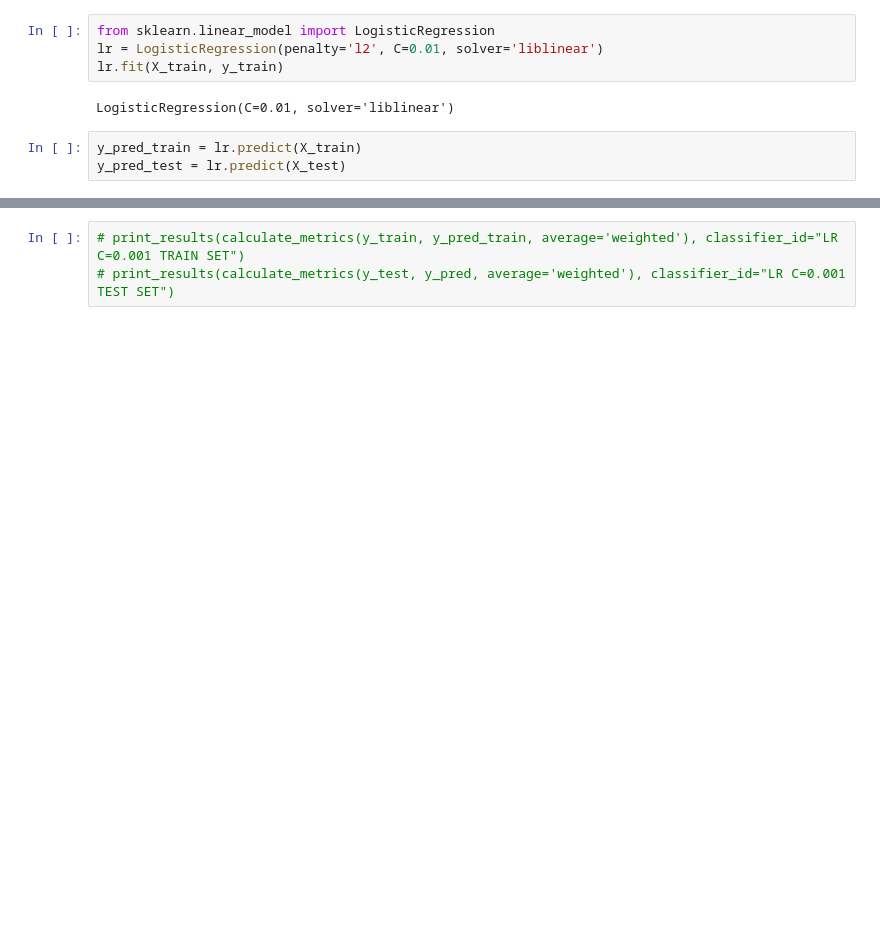
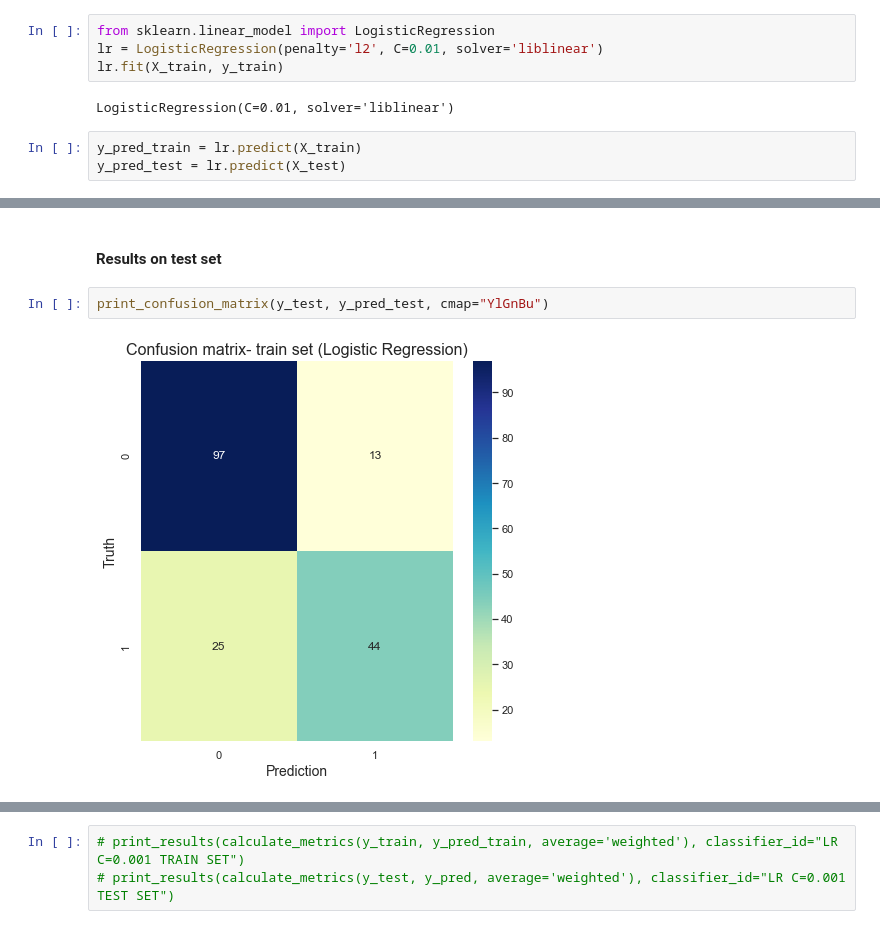
Before and after one commit to dan-ski/Titanic, a Jupyter notebook: Titanic.ipynb, the cells around one changed output, grey strips where cells are left out. Saved outputs shown, nothing was run; the diff lists cells and outputs as text; blank space fills up the shorter version.

```diff
--- a/Titanic.ipynb
+++ b/Titanic.ipynb
@@ -319,0 +357,6 @@ from sklearn.metrics import accuracy_score, precision_score, recall_score, f1_sc
+# %% [markdown]
+#### Results on test set
+# %%
+print_confusion_matrix(y_test, y_pred_test, cmap="YlGnBu")
+# %% [output]
+[figure, added]
```
Also changed, not shown: parts of 18 cells of this notebook.
